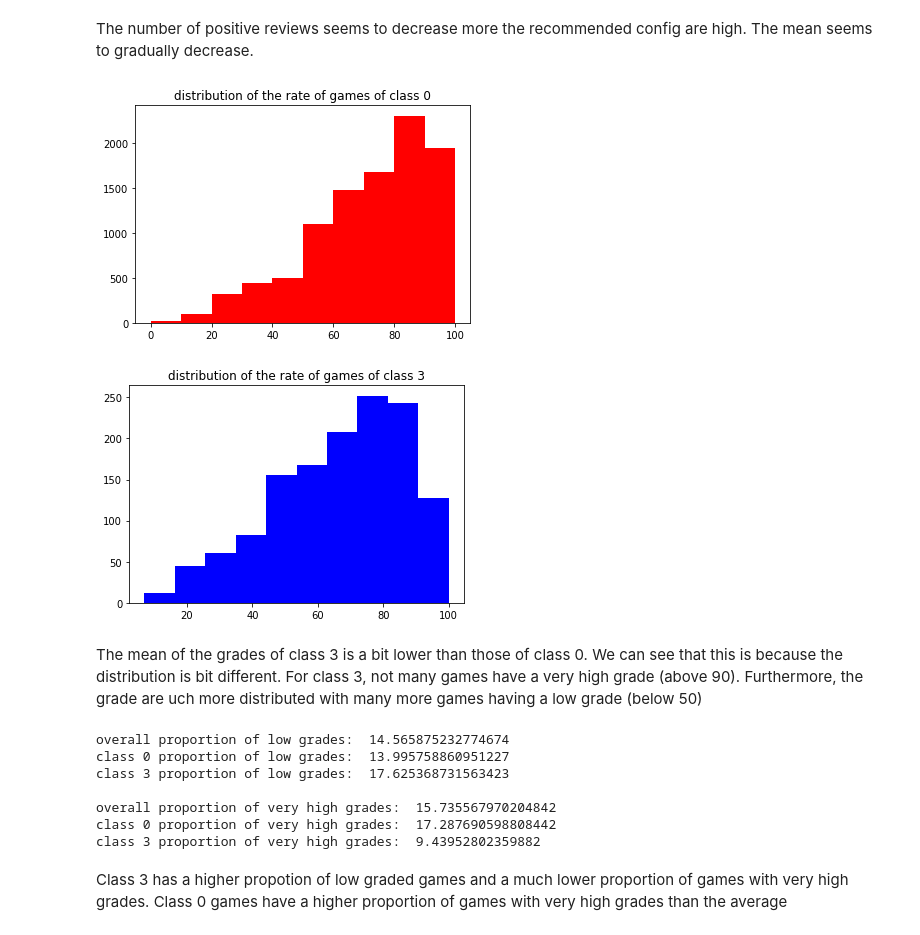
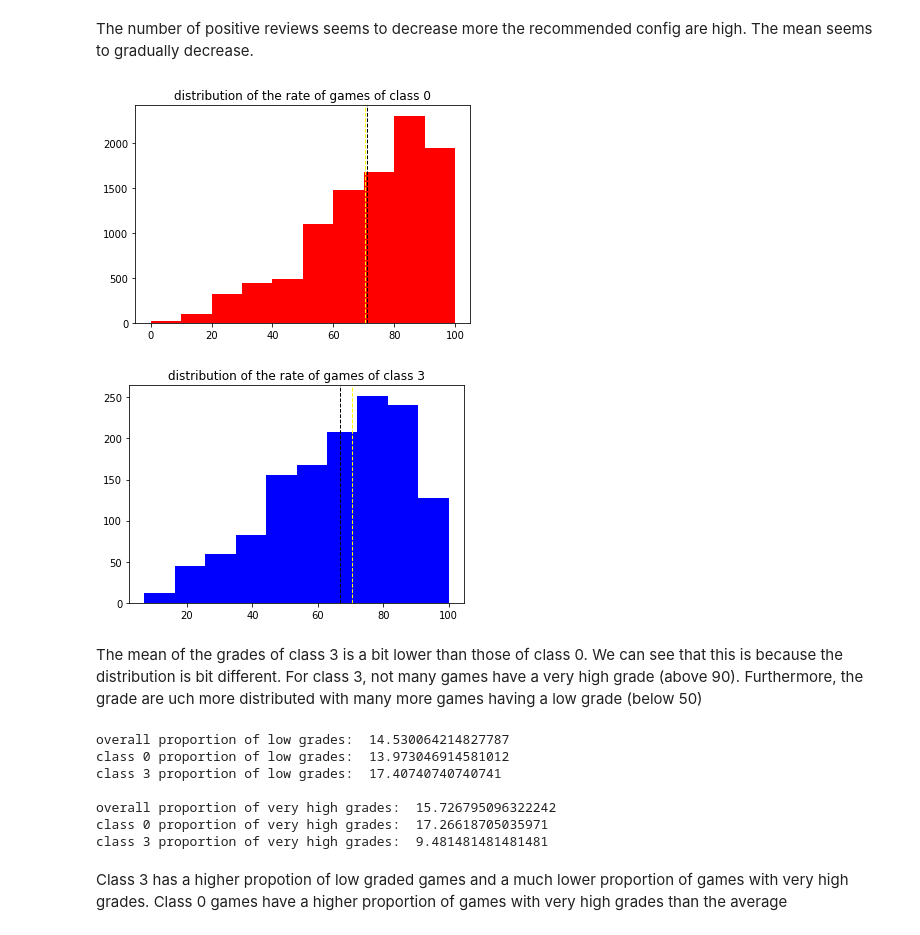
Before and after one commit to gregbellan/MODS203, a Jupyter notebook: Data_Jaylet.ipynb, the cells around one changed output. Cells and saved outputs as stored; diff of their text form; code cells hidden in the pictures.

Commit message:
data c de l'o

```diff
--- a/Data_Jaylet.ipynb
+++ b/Data_Jaylet.ipynb
@@ -28,0 +1,8 @@ df
+# %%
+import pandas as pd
+import numpy as np
+import matplotlib.pyplot as plt
+import seaborn as sn
+
+df = pd.read_csv('formated_data_new.csv')
+df.head(5)
@@ -55,25 +42,28 @@ The number of positive reviews seems to decrease more the recommended config are
 # %%
 class_0 = df[df['Min configuration class']==0]
 class_3 = df[df['Min configuration class']==3]
 
-f = plt.figure(1)
-plt.hist(class_0['Positive rate in reviews'], color="red")
+plt.figure(221)
+plt.hist(class_0['Positive rate in reviews in %'], color="red")
 plt.title("distribution of the rate of games of class 0")
-plt.show()
+plt.axvline(class_0['Positive rate in reviews in %'].mean(), color='k', linestyle='dashed', linewidth=1)
+plt.axvline(df['Positive rate in reviews in %'].mean(), color='yellow', linestyle='dashed', linewidth=1)
 
-g = plt.figure(2)
-plt.hist(class_3['Positive rate in reviews'], color="blue")
+plt.figure(222)
+plt.hist(class_3['Positive rate in reviews in %'], color="blue")
 plt.title("distribution of the rate of games of class 3")
+plt.axvline(class_3['Positive rate in reviews in %'].mean(), color='k', linestyle='dashed', linewidth=1)
+plt.axvline(df['Positive rate in reviews in %'].mean(), color='yellow', linestyle='dashed', linewidth=1)
 
 plt.show()
 # %% [output]
-[figure, old version]
+[figure, new version]
-[figure, old version]
+[figure, new version]
 # %% [markdown]
 The mean of the grades of class 3 is a bit lower than those of class 0. We can see that this is because the distribution is bit different. For class 3, not many games have a very high grade (above 90). Furthermore, the grade are uch more distributed with many more games having a low grade (below 50)
 # %%
-low_grades = df[df['Positive rate in reviews']<50]
-very_high_grades = df[df['Positive rate in reviews']>90]
+low_grades = df[df['Positive rate in reviews in %']<50]
+very_high_grades = df[df['Positive rate in reviews in %']>90]
 
 print("overall proportion of low grades: ",  100*len(low_grades)/len(df))
 print("class 0 proportion of low grades: ", 100*len(low_grades[low_grades['Min configuration class']==0])/len(class_0))
@@ -83,13 +73,13 @@ print("overall proportion of very high grades: ",  100*len(very_high_grades)/len
 print("class 0 proportion of very high grades: ", 100*len(very_high_grades[very_high_grades['Min configuration class']==0])/len(class_0))
 print("class 3 proportion of very high grades: ", 100*len(very_high_grades[very_high_grades['Min configuration class']==3])/len(class_3))
 # %% [output]
-overall proportion of low grades:  14.565875232774674
-class 0 proportion of low grades:  13.995758860951227
-class 3 proportion of low grades:  17.625368731563423
+overall proportion of low grades:  14.530064214827787
+class 0 proportion of low grades:  13.973046914581012
+class 3 proportion of low grades:  17.40740740740741
 
-overall proportion of very high grades:  15.735567970204842
-class 0 proportion of very high grades:  17.287690598808442
-class 3 proportion of very high grades:  9.43952802359882
+overall proportion of very high grades:  15.726795096322242
+class 0 proportion of very high grades:  17.26618705035971
+class 3 proportion of very high grades:  9.481481481481481
 # %% [markdown]
 Class 3 has a higher propotion of low graded games and a much lower proportion of games with very high grades. Class 0 games have a  higher proportion of games with very high grades than the average
 # %% [markdown]
```
Also changed, not shown: parts of 21 cells of this notebook.
